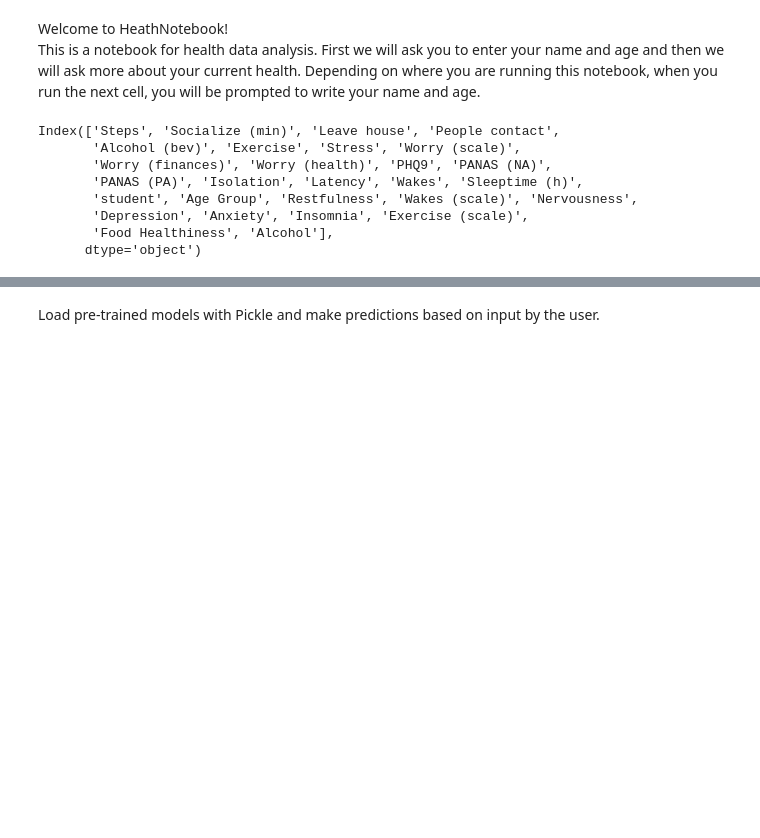
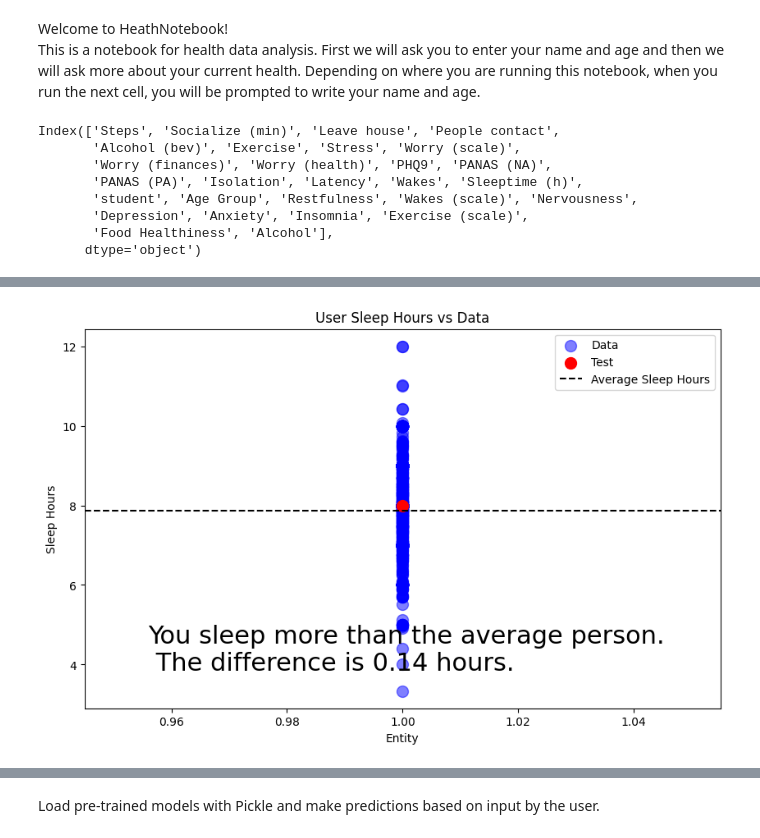
Before and after one commit to heksaani/DataScienceProject, a Jupyter notebook: HealthNotebook.ipynb, the cells around one changed output, grey strips where cells are left out. Saved outputs shown, nothing was run; the diff lists cells and outputs as text; code cells hidden in the pictures; blank space fills up the shorter version.

Commit message:
Correct the plot to have the text

```diff
--- a/HealthNotebook.ipynb
+++ b/HealthNotebook.ipynb
@@ -305,34 +307,40 @@ user_sleep_hours = hours_slept_value
 
 
 # Create the plot
 plt.figure(figsize=(10, 6))
 
 x_values = np.ones(len(data['Sleeptime (h)']))
 plt.scatter(x_values, data['Sleeptime (h)'], color='blue', marker='o', s=100, alpha=0.5, label='Data')
 
 plt.scatter([1], [user_sleep_hours], color='red', marker='o', s=100, label=name_value)
 
 # print average sleep hours as dotted line
 plt.axhline(y=data['Sleeptime (h)'].mean(), color='black', linestyle='--', label='Average Sleep Hours')
 
 plt.xlabel('Entity')
 plt.ylabel('Sleep Hours')
 plt.title('User Sleep Hours vs Data')
 plt.legend()
 y_min, y_max = plt.ylim()
 x_min, x_max = plt.xlim()
 
 # plot the text to the graph
 if user_sleep_hours < data['Sleeptime (h)'].mean():
     plot_text = f"You sleep less than the average person. \n The difference is {round(data['Sleeptime (h)'].mean() - user_sleep_hours, 2)} hours."
 elif user_sleep_hours == data['Sleeptime (h)'].mean():
     plot_text = f"You sleep the same amount as the average person."
 else:
     plot_text = f"You sleep more than the average person. \n The difference is {round(user_sleep_hours - data['Sleeptime (h)'].mean(), 2)} hours."
 
-plt.text(-5, 60, plot_text, fontsize = 22)
+plt.text(x_min + 0.1*(x_max-x_min), y_min + 0.1*(y_max-y_min), plot_text, fontsize = 22)
+
+
+
+
 
 plt.show()
+# %% [output]
+[figure, added]
 # %%
 # plot the user's sleep quality vs the average sleep quality of the COVID data
 
```
Also changed, not shown: parts of 3 cells of this notebook.
